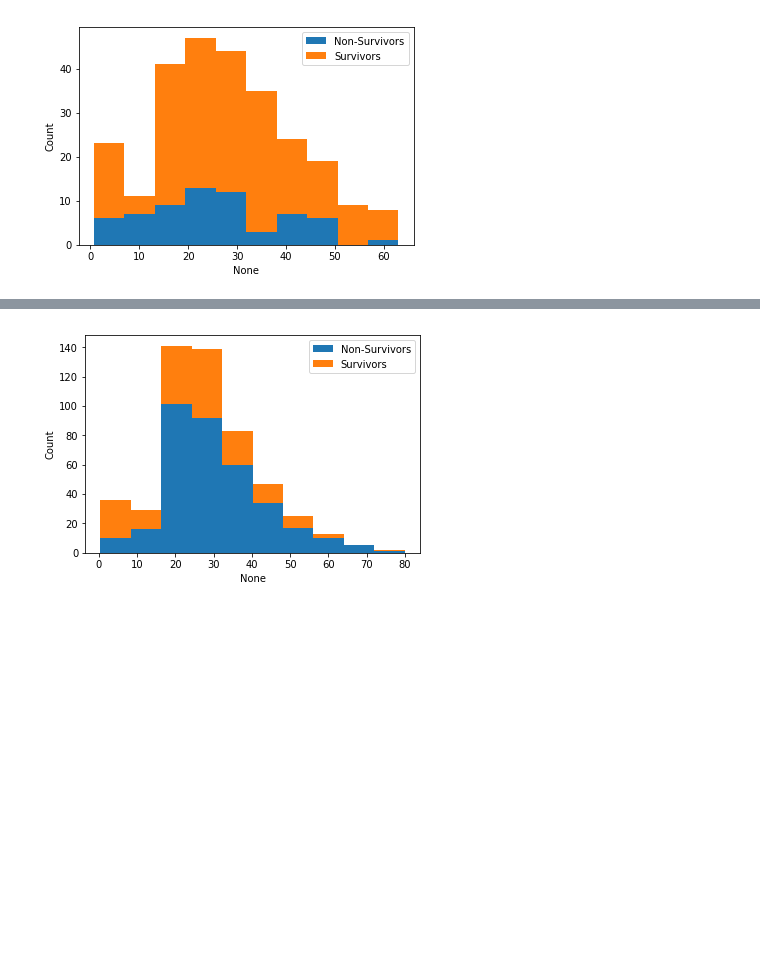
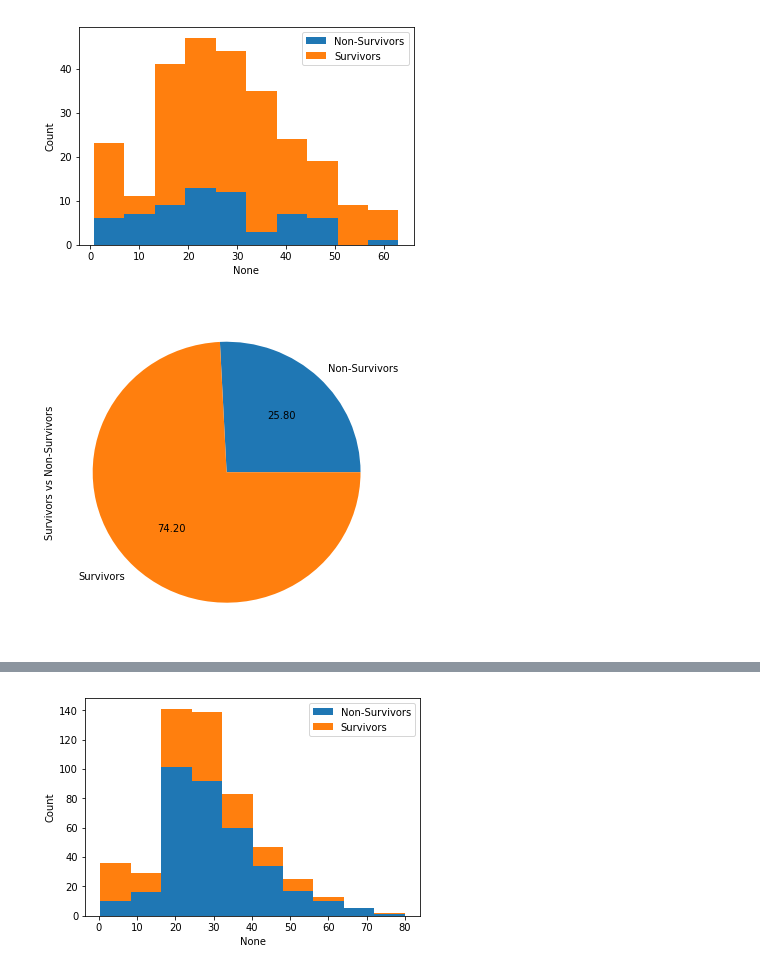
Before and after one commit to Jeffchiucp/MS-Machine-Learning, a Jupyter notebook: 00_Titanic_Survival_Prediction.ipynb, the cells around one changed output, grey strips where cells are left out. Cells and saved outputs as stored; diff of their text form; code cells hidden in the pictures; blank space fills up the shorter version.

```diff
--- a/00_Titanic_Survival_Prediction.ipynb
+++ b/00_Titanic_Survival_Prediction.ipynb
@@ -125,3 +143,7 @@ visualize_survival_rates(women_df, survived_labels)
 # %% [output]
 [figure]
+# %%
+visualize_survival_rates_pie(women_df, survived_labels)
+# %% [output]
+[figure, added]
 # %%
```
Also changed, not shown: parts of 15 cells of this notebook.
